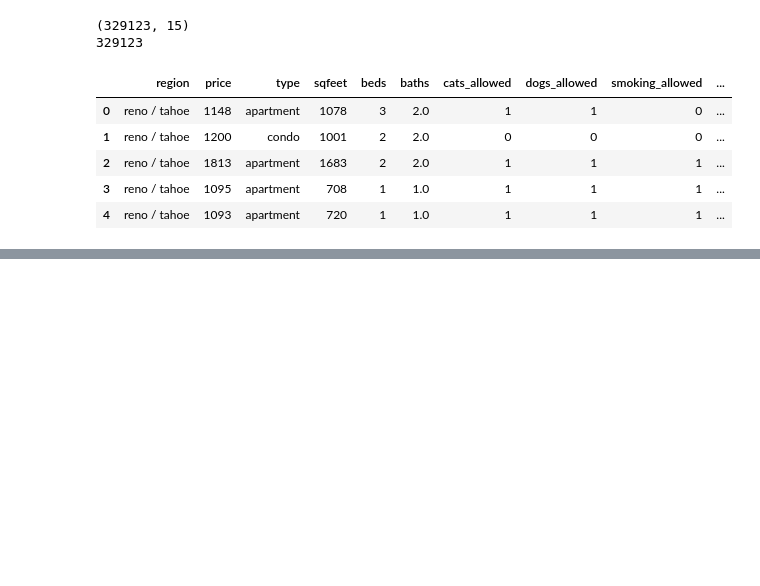
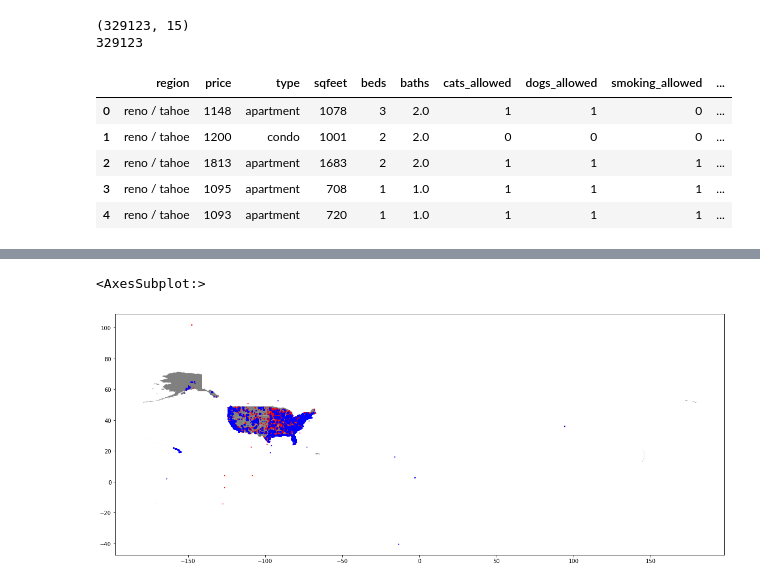
Before and after one commit to moferg/usa-housing-analysis, a Jupyter notebook: usa_housing_analysis.ipynb, the cells around one changed output, grey strips where cells are left out. Saved outputs shown, nothing was run; the diff lists cells and outputs as text; code cells hidden in the pictures; blank space fills up the shorter version.

```diff
--- a/usa_housing_analysis.ipynb
+++ b/usa_housing_analysis.ipynb
@@ -944,0 +964,8 @@ df_geo['price'].plot(ax=ax, markersize=10, color='red')
+# %%
+fig, ax = plt.subplots(figsize=[20, 20])
+usa_map.plot(ax=ax, color='grey')
+df_geo[df_geo.price <= 1000].plot(ax=ax, markersize=1, color='red')
+df_geo[df_geo.price > 1000].plot(ax=ax, markersize=1, color='blue')
+# %% [output]
+<AxesSubplot:>
+[figure, added]
```
Also changed, not shown: parts of 6 cells of this notebook.
